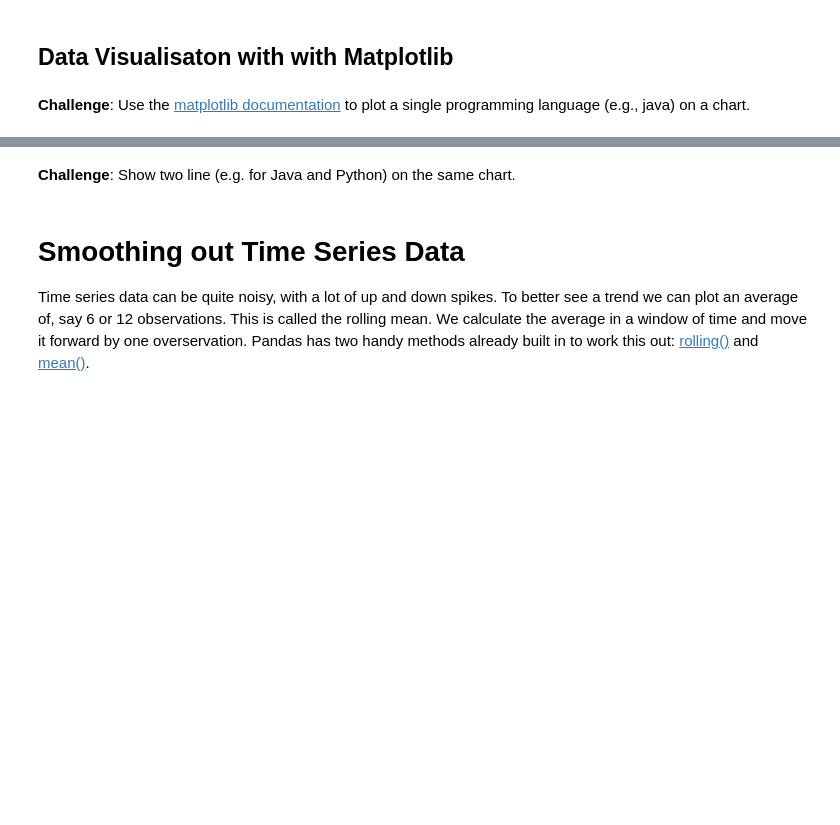
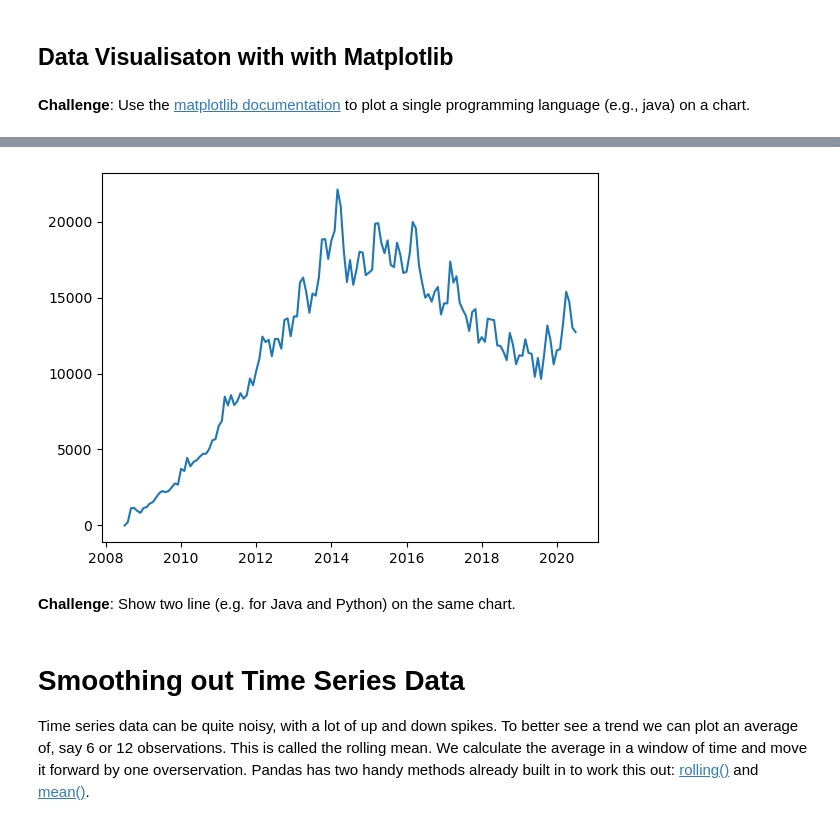
Before and after one commit to serg-kan/python-day-73-programming-languages, a Jupyter notebook: Programming_Languages_(start).ipynb, the cells around one changed output, grey strips where cells are left out. Drawn from its saved outputs; the diff is of its cells as text; code cells hidden in the pictures; blank space fills up the shorter version.

```diff
--- a/Programming_Languages_(start).ipynb
+++ b/Programming_Languages_(start).ipynb
@@ -137,2 +165,5 @@ df.head()
 # %% [markdown]
 **Challenge**: What are the dimensions of our new dataframe? How many rows and columns does it have? Print out the column names and print out the first 5 rows of the dataframe.
+# %%
+reshaped_df = df.pivot(index='DATE', columns='TagName', values='NumberOfArticles')
+reshaped_df
@@ -145,3 +254,9 @@ df.head()
+# %%
+fig, ax = plt.subplots()
+ax.plot(reshaped_df['java'])
+plt.show()
+# %% [output]
+[figure, added]
 # %% [markdown]
 **Challenge**: Show two line (e.g. for Java and Python) on the same chart.
 # %% [markdown]
```
Also changed, not shown: parts of 13 cells of this notebook.
